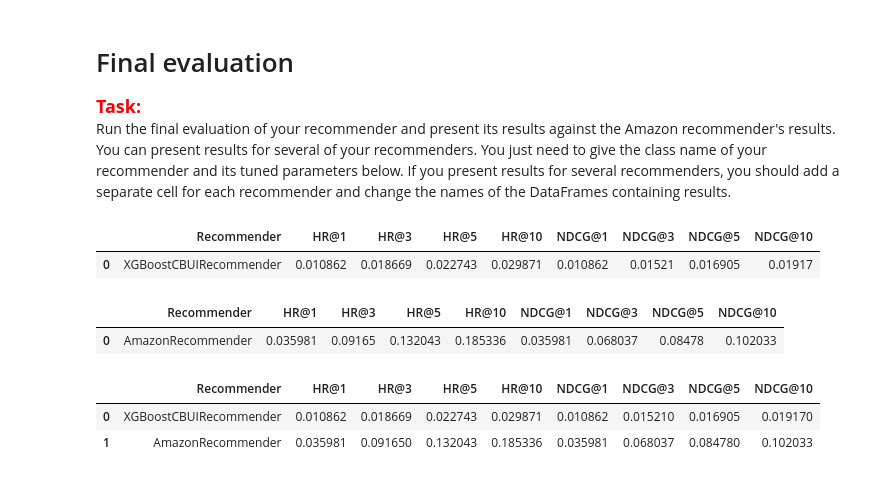
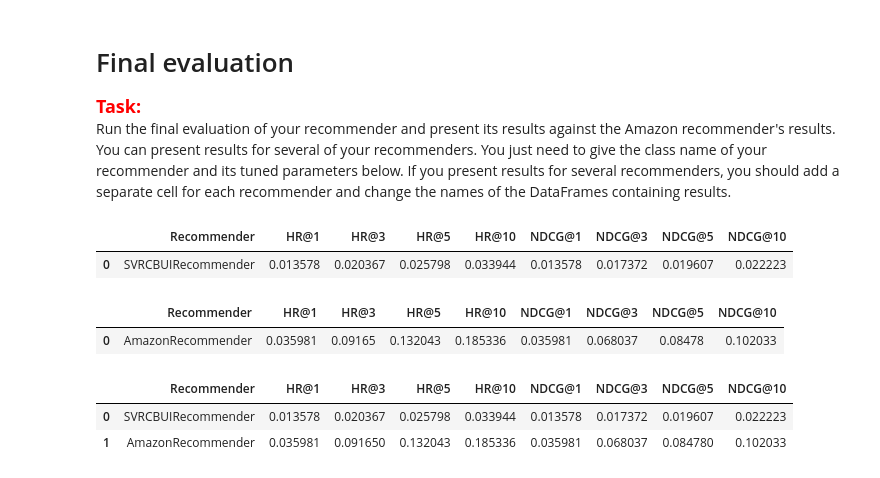
Before and after one commit to KrystynM/recommender, a Jupyter notebook: project_1_recommender_and_evaluation.ipynb, the cells around one changed output. Drawn from its saved outputs; the diff is of its cells as text; code cells hidden in the pictures.

```diff
--- a/project_1_recommender_and_evaluation.ipynb
+++ b/project_1_recommender_and_evaluation.ipynb
@@ -97,9 +97,10 @@ def prepare_users_df(interactions_df):
         'user_weekend_stay': interactions_df['weekend_stay'],
     }
     user_features = pd.DataFrame(data)
-    users_df = pd.get_dummies(user_features).groupby('user_id').max().reset_index()
+    users_df = pd.get_dummies(user_features).groupby('user_id').mean().reset_index().drop(
+        ['user_rate_plan_Nonref', 'user_weekend_stay_False'], axis = 1)
 
-    user_features = list(pd.get_dummies(users_df.drop(['user_id'], axis=1)))
+    user_features = list(pd.get_dummies(users_df.drop(['user_id'], axis = 1)))
 
     return users_df, user_features
 
@@ -156,9 +157,10 @@ def prepare_items_df(interactions_df):
         'item_weekend_stay': interactions_df['weekend_stay'],
     }
     item_features = pd.DataFrame(data)
-    items_df = pd.get_dummies(item_features).groupby('item_id').max().reset_index()
+    items_df = pd.get_dummies(item_features).groupby('item_id').max().reset_index().drop(
+        ['item_rate_plan_Nonref', 'item_weekend_stay_False'], axis = 1)
 
-    item_features = list(pd.get_dummies(items_df.drop(['item_id'], axis=1)))
+    item_features = list(pd.get_dummies(items_df.drop(['item_id'], axis = 1)))
 
     return items_df, item_features
 
@@ -656,20 +658,20 @@ Best parameters:
 <span style="color:red"><font size="4">**Task:**</font></span><br>
 Run the final evaluation of your recommender and present its results against the Amazon recommender's results. You can present results for several of your recommenders. You just need to give the class name of your recommender and its tuned parameters below. If you present results for several recommenders, you should add a separate cell for each recommender and change the names of the DataFrames containing results.
 # %%
-cb_user_item_recommender = XGBoostCBUIRecommender(
-    **{'learning_rate': 0.03553717875453448, 'max_depth': 6.0, 'min_samples_split': 20.0, 'n_estimators': 229.0, 'n_neg_per_pos': 7.0})  # Initialize your recommender here with the best params from tuning
+cb_user_item_recommender = SVRCBUIRecommender(
+    **{'C': 0.16185802220669832, 'n_neg_per_pos': 6.0})  # Initialize your recommender here with the best params from tuning
 
 # Give the name of your recommender in the line below
-linear_cbui_tts_results = [['XGBoostCBUIRecommender'] + list(evaluate_train_test_split_implicit(
+linear_cbui_tts_results = [['SVRCBUIRecommender'] + list(evaluate_train_test_split_implicit(
     cb_user_item_recommender, interactions_df, items_df))]
 
 linear_cbui_tts_results = pd.DataFrame(
     linear_cbui_tts_results, columns=['Recommender', 'HR@1', 'HR@3', 'HR@5', 'HR@10', 'NDCG@1', 'NDCG@3', 'NDCG@5', 'NDCG@10'])
 
 display(linear_cbui_tts_results)
 # %% [output]
 |  | Recommender | HR@1 | HR@3 | HR@5 | HR@10 | NDCG@1 | NDCG@3 | NDCG@5 | NDCG@10 |
-| 0 | XGBoostCBUIRecommender | 0.010862 | 0.018669 | 0.022743 | 0.029871 | 0.010862 | 0.01521 | 0.016905 | 0.01917 |
+| 0 | SVRCBUIRecommender | 0.013578 | 0.020367 | 0.025798 | 0.033944 | 0.013578 | 0.017372 | 0.019607 | 0.022223 |
 # %%
 from recommenders.amazon_recommender import AmazonRecommender
 
@@ -690,5 +692,5 @@ tts_results = pd.concat([linear_cbui_tts_results, amazon_tts_results]).reset_ind
 display(tts_results)
 # %% [output]
 |  | Recommender | HR@1 | HR@3 | HR@5 | HR@10 | NDCG@1 | NDCG@3 | NDCG@5 | NDCG@10 |
-| 0 | XGBoostCBUIRecommender | 0.010862 | 0.018669 | 0.022743 | 0.029871 | 0.010862 | 0.015210 | 0.016905 | 0.019170 |
+| 0 | SVRCBUIRecommender | 0.013578 | 0.020367 | 0.025798 | 0.033944 | 0.013578 | 0.017372 | 0.019607 | 0.022223 |
 | 1 | AmazonRecommender | 0.035981 | 0.091650 | 0.132043 | 0.185336 | 0.035981 | 0.068037 | 0.084780 | 0.102033 |
```
Also changed, not shown: parts of 6 cells of this notebook.
